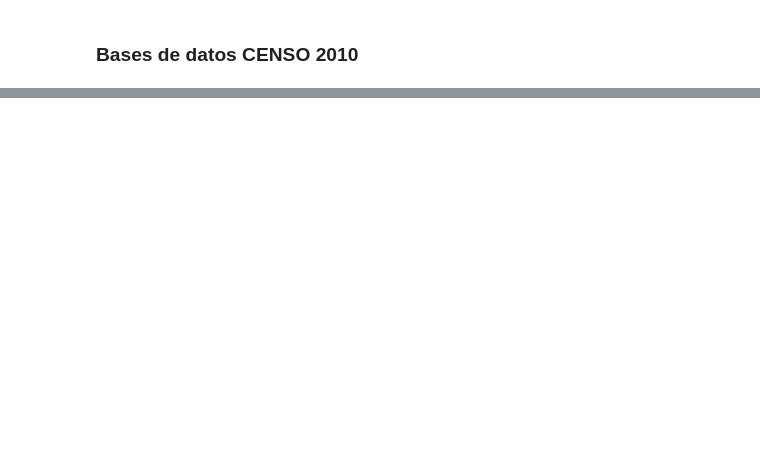
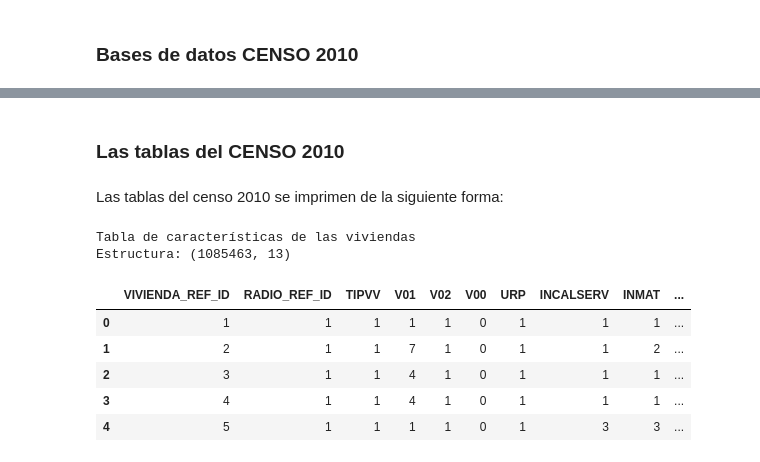
Before and after one commit to nicolasfaccini/Analisis-Elecciones-Generales-2023-Python, a Jupyter notebook: Informe.ipynb, the cells around one changed output, grey strips where cells are left out. Saved outputs shown, nothing was run; the diff lists cells and outputs as text; code cells hidden in the pictures; blank space fills up the shorter version.

```diff
--- a/Informe.ipynb
+++ b/Informe.ipynb
@@ -97,0 +105,17 @@ Cen_radio= pd.read_csv('censo2010/censo/radio.csv')
+# %% [markdown]
+### Las tablas del CENSO 2010
+# %% [markdown]
+Las tablas del censo 2010 se imprimen de la siguiente forma:
+# %%
+print("Tabla de características de las viviendas")
+print(f'Estructura: {Cen_viviendas.shape}')
+Cen_viviendas.head()
+# %% [output]
+Tabla de características de las viviendas
+Estructura: (1085463, 13)
+|  | VIVIENDA_REF_ID | RADIO_REF_ID | TIPVV | V01 | V02 | V00 | URP | INCALSERV | INMAT | ... |
+| 0 | 1 | 1 | 1 | 1 | 1 | 0 | 1 | 1 | 1 | ... |
+| 1 | 2 | 1 | 1 | 7 | 1 | 0 | 1 | 1 | 2 | ... |
+| 2 | 3 | 1 | 1 | 4 | 1 | 0 | 1 | 1 | 1 | ... |
+| 3 | 4 | 1 | 1 | 4 | 1 | 0 | 1 | 1 | 1 | ... |
+| 4 | 5 | 1 | 1 | 1 | 1 | 0 | 1 | 3 | 3 | ... |
```
Also changed, not shown: parts of 20 cells of this notebook.
